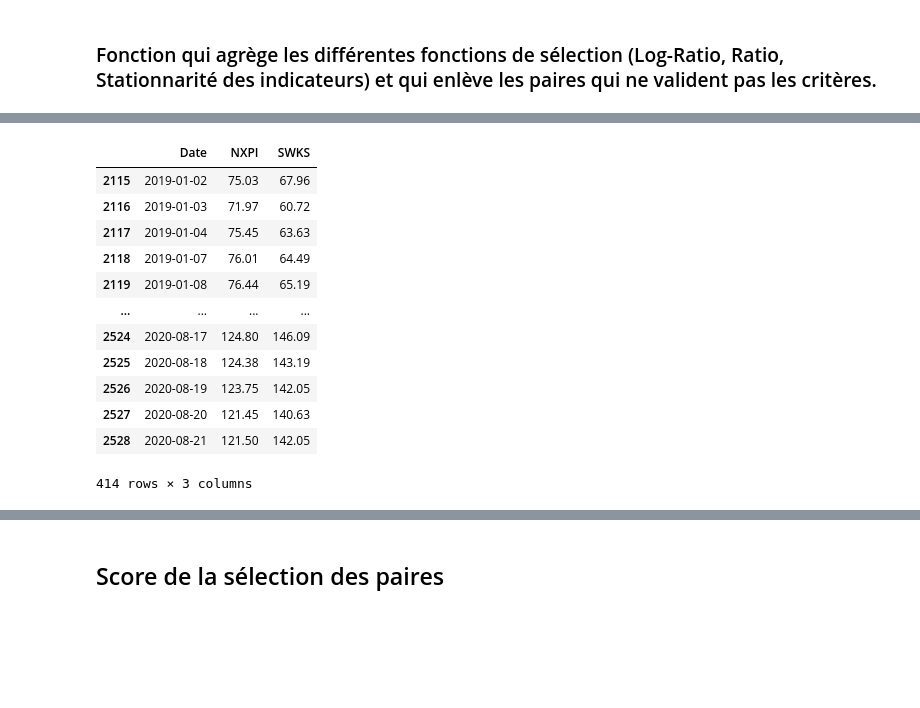
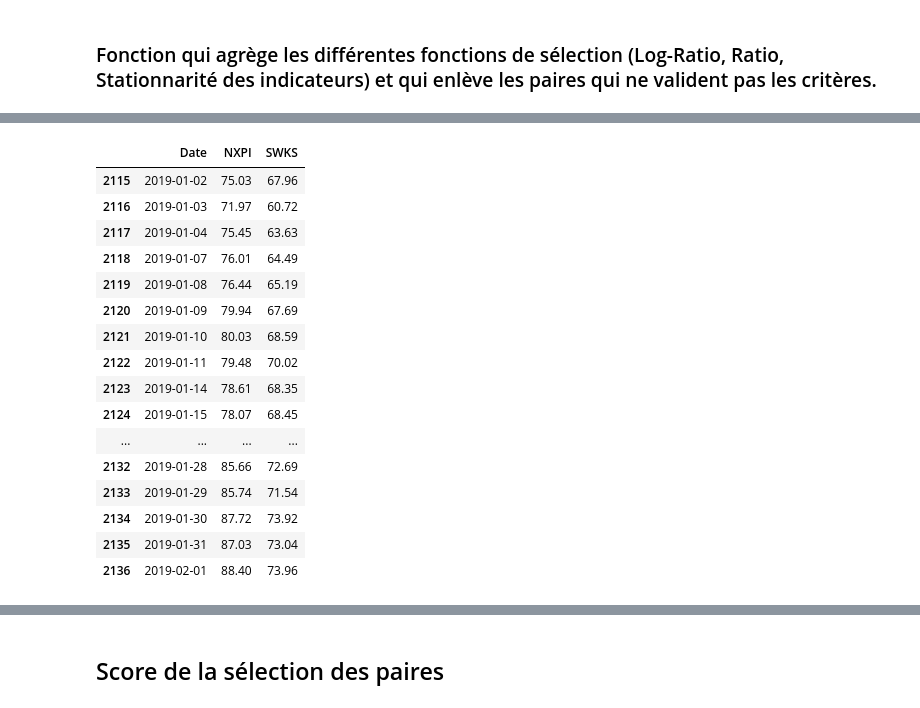
Before and after one commit to ArthurVinot/PI2, a Jupyter notebook: Code_Presentation.ipynb, the cells around one changed output, grey strips where cells are left out. Drawn from its saved outputs; the diff is of its cells as text; code cells hidden in the pictures; blank space fills up the shorter version.

Commit message:
Modif test df

```diff
--- a/Code_Presentation.ipynb
+++ b/Code_Presentation.ipynb
@@ -418,4 +417,0 @@ Wall time: 3.61 s
-# %%
-for x in train:
-    if len(x)!=0:
-        print(True)
@@ -441,7 +419,7 @@ True
 ### Fonction qui agrège les différentes fonctions de sélection (Log-Ratio, Ratio, Stationnarité des indicateurs) et qui enlève les paires qui ne valident pas les critères.
 # %%
 def pair_selection(df_coint):
-    df = drop_faible_coint(df_coint, 0.05)
+    df = [x for x in df_coint if (x['Cointegration'].iloc[0] < 0.05)]
     print("drop_faible_coint OK")
     df = add_ratios(df)
     print("Add_Ratios OK")
@@ -453,10 +431,10 @@ def pair_selection(df_coint):
 # %%
 def test_selection(train, test):
     train_list = [list(x.columns)[:3] for x in train]
-    return [x for x in groupe if list(x.columns) in train_list] for groupe in test if [x for x in groupe if list(x.columns) in train_list] != []]
+    return [x for x in test if list(x.columns) in train_list]
 # %%
 %%time
-train, ratio_score, log_score, same = pair_selection(train)
+train, ratio_score, log_score, same = pair_selection(df_coint)
 
 test = test_selection(train, test)
 # %% [output]
@@ -469,16 +447,20 @@ Wall time: 654 ms
 # %%
-test[0][0]
+test[0]
 # %% [output]
 |  | Date | NXPI | SWKS |
 | 2115 | 2019-01-02 | 75.03 | 67.96 |
 | 2116 | 2019-01-03 | 71.97 | 60.72 |
 | 2117 | 2019-01-04 | 75.45 | 63.63 |
 | 2118 | 2019-01-07 | 76.01 | 64.49 |
 | 2119 | 2019-01-08 | 76.44 | 65.19 |
+| 2120 | 2019-01-09 | 79.94 | 67.69 |
+| 2121 | 2019-01-10 | 80.03 | 68.59 |
+| 2122 | 2019-01-11 | 79.48 | 70.02 |
+| 2123 | 2019-01-14 | 78.61 | 68.35 |
+| 2124 | 2019-01-15 | 78.07 | 68.45 |
 | ... | ... | ... | ... |
-| 2524 | 2020-08-17 | 124.80 | 146.09 |
-| 2525 | 2020-08-18 | 124.38 | 143.19 |
-| 2526 | 2020-08-19 | 123.75 | 142.05 |
-| 2527 | 2020-08-20 | 121.45 | 140.63 |
-| 2528 | 2020-08-21 | 121.50 | 142.05 |
+| 2132 | 2019-01-28 | 85.66 | 72.69 |
+| 2133 | 2019-01-29 | 85.74 | 71.54 |
+| 2134 | 2019-01-30 | 87.72 | 73.92 |
+| 2135 | 2019-01-31 | 87.03 | 73.04 |
+| 2136 | 2019-02-01 | 88.40 | 73.96 |
-414 rows × 3 columns
```
Also changed, not shown: parts of 30 cells of this notebook.
